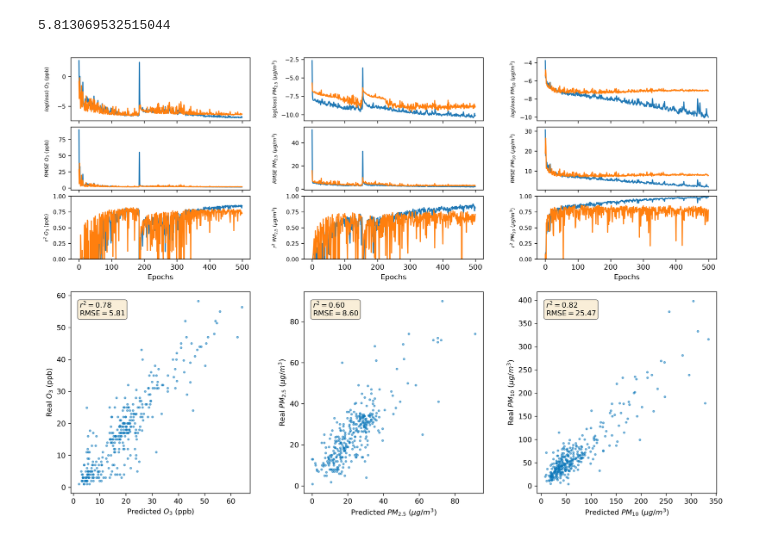
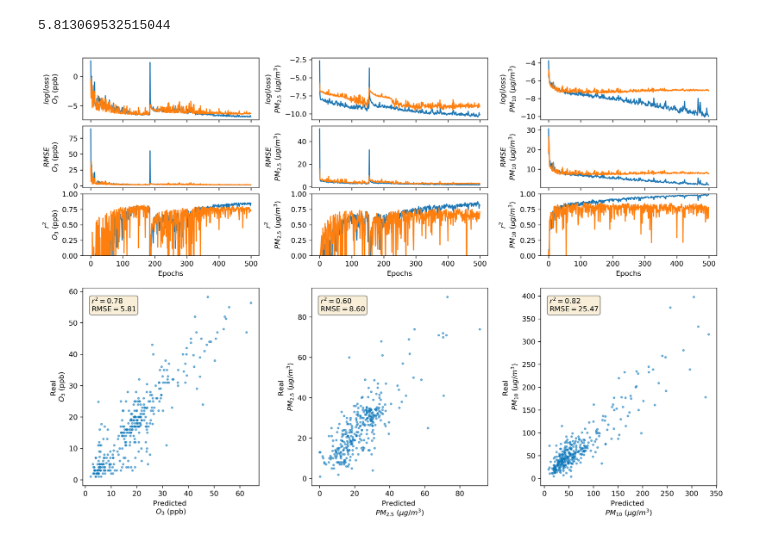
Before and after one commit to gucoloradoc/AQF, a Jupyter notebook: notebooks/Neural_networks_visualizations.ipynb, the cells around one changed output. Drawn from its saved outputs; the diff is of its cells as text; code cells hidden in the pictures.

```diff
--- a/notebooks/Neural_networks_visualizations.ipynb
+++ b/notebooks/Neural_networks_visualizations.ipynb
@@ -75,42 +75,42 @@ for i,pol in enumerate(testmetrics):
     #Loss
     trainsub[i][0].plot(trainmetrics[i]['epochs'],np.log(trainmetrics[i]['t_loss']))
     trainsub[i][0].plot(trainmetrics[i]['epochs'],np.log(trainmetrics[i]['val_loss']))
-    trainsub[i][0].set_ylabel('$log(loss)$ '+polu_labels[i], **{'size':7})
+    trainsub[i][0].set_ylabel('$log(loss)$ \n'+polu_labels[i], **{'size':10})
     gridfig.align_ylabels(trainsub[i][:])
 
     #RMSE
     trainsub[i][1].plot(trainmetrics[i]['epochs'],trainmetrics[i]['t_rmse'])
     trainsub[i][1].plot(trainmetrics[i]['epochs'],trainmetrics[i]['val_rmse'])
-    trainsub[i][1].set_ylabel('$RMSE$ '+polu_labels[i], **{'size':7})
+    trainsub[i][1].set_ylabel('$RMSE$ \n'+polu_labels[i], **{'size':10})
 
     #r2
     trainsub[i][2].plot(trainmetrics[i]['epochs'],trainmetrics[i]['t_r2'])
     trainsub[i][2].plot(trainmetrics[i]['epochs'],trainmetrics[i]['val_r2'])
     trainsub[i][2].set_xlabel('Epochs')
-    trainsub[i][2].set_ylabel('$r^2$ '+polu_labels[i], **{'size':7})
+    trainsub[i][2].set_ylabel('$r^2$ \n'+polu_labels[i], **{'size':10})
     trainsub[i][2].set_ylim([0,1])
 
     plt.draw()
     for j in range(3):
         #print(trainsub[i][j].get_yticklabels()[2])
-        trainsub[i][j].set_yticklabels(trainsub[i][j].get_yticklabels(), **{'size':8})
+        trainsub[i][j].set_yticklabels(trainsub[i][j].get_yticklabels(), **{'size':10})
 
     #Test plots
     testsub.append(gridfig.add_subplot(testgrid[i]))
     testsub[i].plot(pol['predicted'], pol['real'],**{'ls':'', 'marker':'.', 'ms':5, 'mec':'#0277BD', 'alpha':0.5})
-    testsub[i].set_xlabel('Predicted '+ polu_labels[i])
-    testsub[i].set_ylabel('Real '+ polu_labels[i])
+    testsub[i].set_xlabel('Predicted \n'+ polu_labels[i])
+    testsub[i].set_ylabel('Real \n'+ polu_labels[i])
 
     r2_test=r2_score(testmetrics[i]['real'],testmetrics[i]['predicted'])
     rmse_test=np.sqrt(mean_squared_error(testmetrics[i]['real'],testmetrics[i]['predicted']))
 
     textstr = '\n'.join((
     r'$ r^{2}=%.2f$' % (r2_test, ),
     r'$\mathrm{RMSE}=%.2f$' % (rmse_test, )))
     testsub[i].text(0.05, 0.95, textstr, transform=testsub[i].transAxes, fontsize=10,
         verticalalignment='top', bbox=props)
 
-gridfig.savefig(path.join(figures_path,'DNN_results_metrics.jpg'))
-gridfig.savefig(path.join(figures_path,'DNN_results_metrics.pdf'), format='pdf')
+gridfig.savefig(path.join(figures_path,'DNN_results_metrics.jpg'),bbox_inches = 'tight',pad_inches = 0)
+gridfig.savefig(path.join(figures_path,'DNN_results_metrics.pdf'), format='pdf',bbox_inches = 'tight',pad_inches = 0)
 # %% [output]
-[figure, old version]
+[figure, new version]
```
Also changed, not shown: parts of 2 cells of this notebook, 21 other files.
